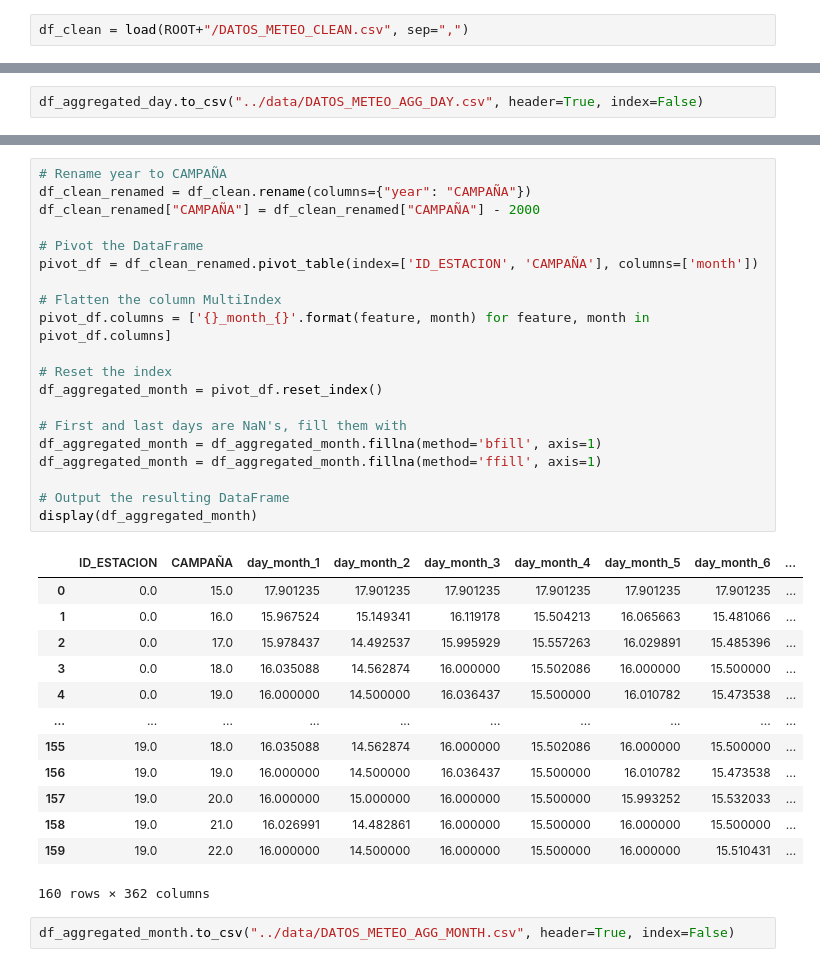
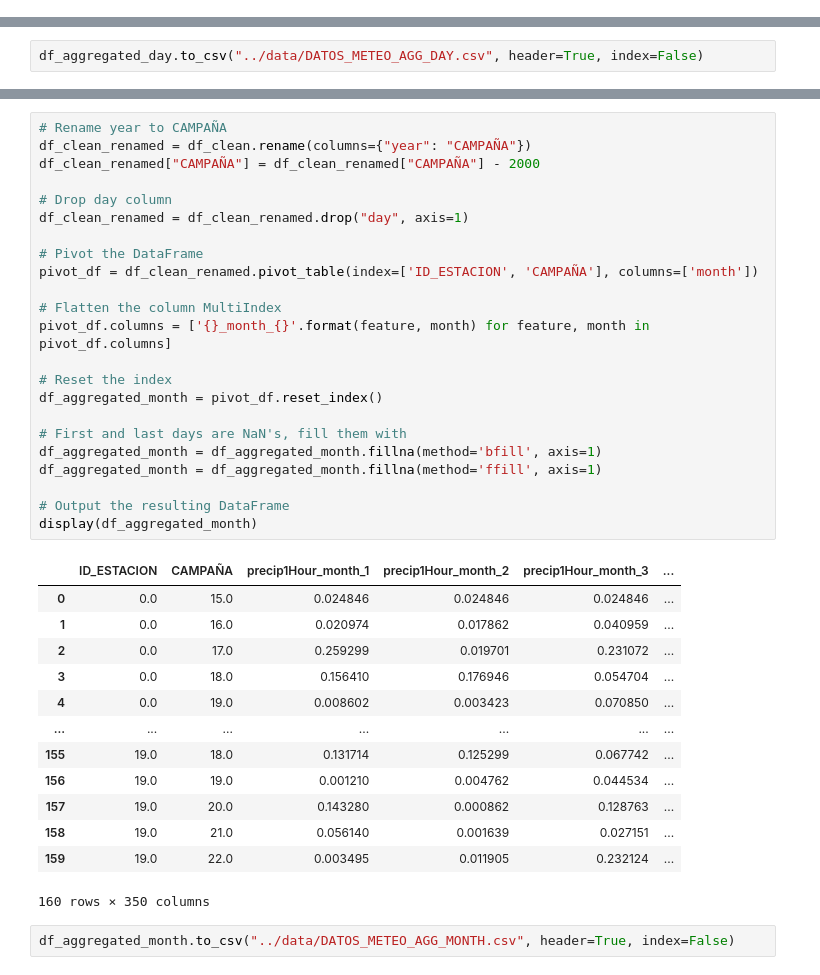
Before and after one commit to Bycarkos/DataHack_Wine_Prediction, a Jupyter notebook: nbs/04-03-2023 - METEO dataset exploration.ipynb, the cells around one changed output, grey strips where cells are left out. Cells and saved outputs as stored; diff of their text form.

```diff
--- a/nbs/04-03-2023 - METEO dataset exploration.ipynb
+++ b/nbs/04-03-2023 - METEO dataset exploration.ipynb
@@ -533,5 +525,3 @@ ROOT = os.path.dirname(os.getcwd())+"/data"
-# %%
-df_clean = load(ROOT+"/DATOS_METEO_CLEAN.csv", sep=",")
 # %%
 df_clean.columns
 # %% [output]
@@ -583,36 +597,39 @@ df_aggregated_day.to_csv("../data/DATOS_METEO_AGG_DAY.csv", header=True, index=F
 # %%
 # Rename year to CAMPAÑA
 df_clean_renamed = df_clean.rename(columns={"year": "CAMPAÑA"})
 df_clean_renamed["CAMPAÑA"] = df_clean_renamed["CAMPAÑA"] - 2000
+
+# Drop day column
+df_clean_renamed = df_clean_renamed.drop("day", axis=1)
 
 # Pivot the DataFrame
 pivot_df = df_clean_renamed.pivot_table(index=['ID_ESTACION', 'CAMPAÑA'], columns=['month'])
 
 # Flatten the column MultiIndex
 pivot_df.columns = ['{}_month_{}'.format(feature, month) for feature, month in pivot_df.columns]
 
 # Reset the index
 df_aggregated_month = pivot_df.reset_index()
 
 # First and last days are NaN's, fill them with
 df_aggregated_month = df_aggregated_month.fillna(method='bfill', axis=1)
 df_aggregated_month = df_aggregated_month.fillna(method='ffill', axis=1)
 
 # Output the resulting DataFrame
 display(df_aggregated_month)
 # %% [output]
-|  | ID_ESTACION | CAMPAÑA | day_month_1 | day_month_2 | day_month_3 | day_month_4 | day_month_5 | day_month_6 | ... |
-| 0 | 0.0 | 15.0 | 17.901235 | 17.901235 | 17.901235 | 17.901235 | 17.901235 | 17.901235 | ... |
-| 1 | 0.0 | 16.0 | 15.967524 | 15.149341 | 16.119178 | 15.504213 | 16.065663 | 15.481066 | ... |
-| 2 | 0.0 | 17.0 | 15.978437 | 14.492537 | 15.995929 | 15.557263 | 16.029891 | 15.485396 | ... |
-| 3 | 0.0 | 18.0 | 16.035088 | 14.562874 | 16.000000 | 15.502086 | 16.000000 | 15.500000 | ... |
-| 4 | 0.0 | 19.0 | 16.000000 | 14.500000 | 16.036437 | 15.500000 | 16.010782 | 15.473538 | ... |
-| ... | ... | ... | ... | ... | ... | ... | ... | ... | ... |
-| 155 | 19.0 | 18.0 | 16.035088 | 14.562874 | 16.000000 | 15.502086 | 16.000000 | 15.500000 | ... |
-| 156 | 19.0 | 19.0 | 16.000000 | 14.500000 | 16.036437 | 15.500000 | 16.010782 | 15.473538 | ... |
-| 157 | 19.0 | 20.0 | 16.000000 | 15.000000 | 16.000000 | 15.500000 | 15.993252 | 15.532033 | ... |
-| 158 | 19.0 | 21.0 | 16.026991 | 14.482861 | 16.000000 | 15.500000 | 16.000000 | 15.500000 | ... |
-| 159 | 19.0 | 22.0 | 16.000000 | 14.500000 | 16.000000 | 15.500000 | 16.000000 | 15.510431 | ... |
+|  | ID_ESTACION | CAMPAÑA | precip1Hour_month_1 | precip1Hour_month_2 | precip1Hour_month_3 | ... |
+| 0 | 0.0 | 15.0 | 0.024846 | 0.024846 | 0.024846 | ... |
+| 1 | 0.0 | 16.0 | 0.020974 | 0.017862 | 0.040959 | ... |
+| 2 | 0.0 | 17.0 | 0.259299 | 0.019701 | 0.231072 | ... |
+| 3 | 0.0 | 18.0 | 0.156410 | 0.176946 | 0.054704 | ... |
+| 4 | 0.0 | 19.0 | 0.008602 | 0.003423 | 0.070850 | ... |
+| ... | ... | ... | ... | ... | ... | ... |
+| 155 | 19.0 | 18.0 | 0.131714 | 0.125299 | 0.067742 | ... |
+| 156 | 19.0 | 19.0 | 0.001210 | 0.004762 | 0.044534 | ... |
+| 157 | 19.0 | 20.0 | 0.143280 | 0.000862 | 0.128763 | ... |
+| 158 | 19.0 | 21.0 | 0.056140 | 0.001639 | 0.027151 | ... |
+| 159 | 19.0 | 22.0 | 0.003495 | 0.011905 | 0.232124 | ... |
-160 rows × 362 columns
+160 rows × 350 columns
 # %%
 df_aggregated_month.to_csv("../data/DATOS_METEO_AGG_MONTH.csv", header=True, index=False)
```
Also changed, not shown: parts of 5 cells of this notebook, 1 other file.
